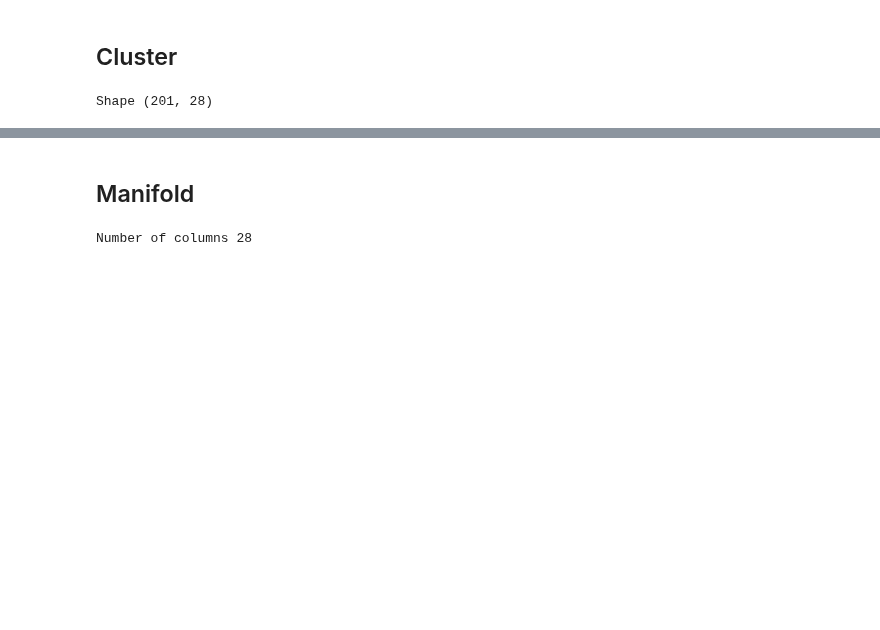
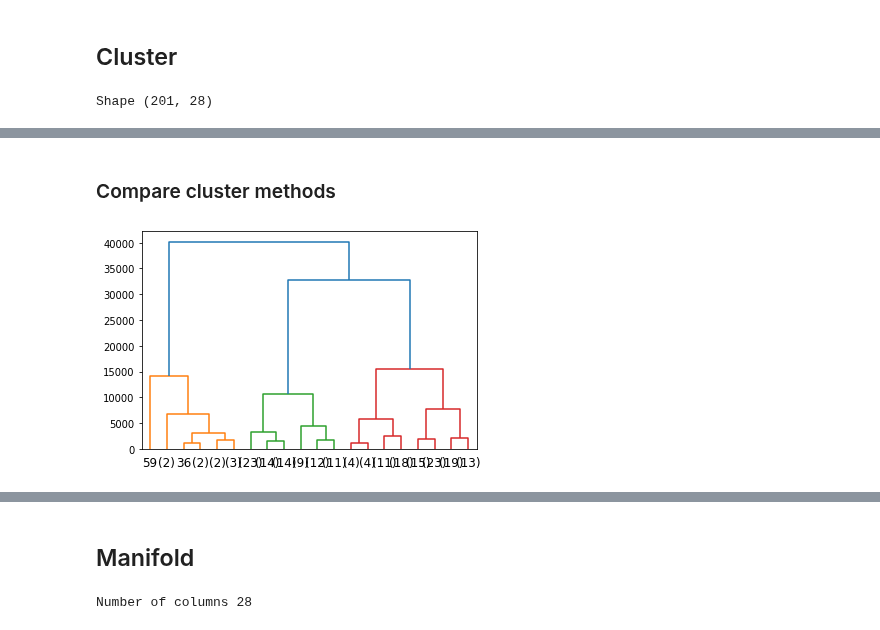
Before and after one commit to JoseLlanes/Kidney-disease-prediction, a Jupyter notebook: StudyClusterandManifold.ipynb, the cells around one changed output, grey strips where cells are left out. Cells and saved outputs as stored; diff of their text form; code cells hidden in the pictures; blank space fills up the shorter version.

```diff
--- a/StudyClusterandManifold.ipynb
+++ b/StudyClusterandManifold.ipynb
@@ -187,0 +151,21 @@ top_features
+# %% [markdown]
+### Compare cluster methods
+# %%
+columns_to_cluster = [
+    'age', 'bp', 'sg', 'al', 'su', 'bgr',
+    'bu', 'sc', 'sod', 'pot', 'hemo', 'pcv', 'wc', 'rc',
+    'rbc_nan', 'rbc_normal',
+    'pc_nan', 'pc_normal', 'pcc_notpresent', 'ba_notpresent', 'htn_yes',
+    'dm_nan', 'dm_yes', 'cad_no', 'appet_nan', 'appet_good', 'pe_no',
+    'ane_no'
+]
+
+index_man_nona = df[columns_to_cluster].dropna().index
+df_nona = df.loc[index_man_nona].reset_index(drop=True)
+# %%
+agg_clt = cluster.AgglomerativeClustering(n_clusters=None, affinity="euclidean", linkage="ward", distance_threshold=0)
+agg_clt.fit_predict(df_nona[columns_to_cluster])
+
+ute.plot_dendrogram(agg_clt, p=20, truncate_mode='lastp')
+# %% [output]
+[figure, added]
```
Also changed, not shown: parts of 11 cells of this notebook, 1 other file.
